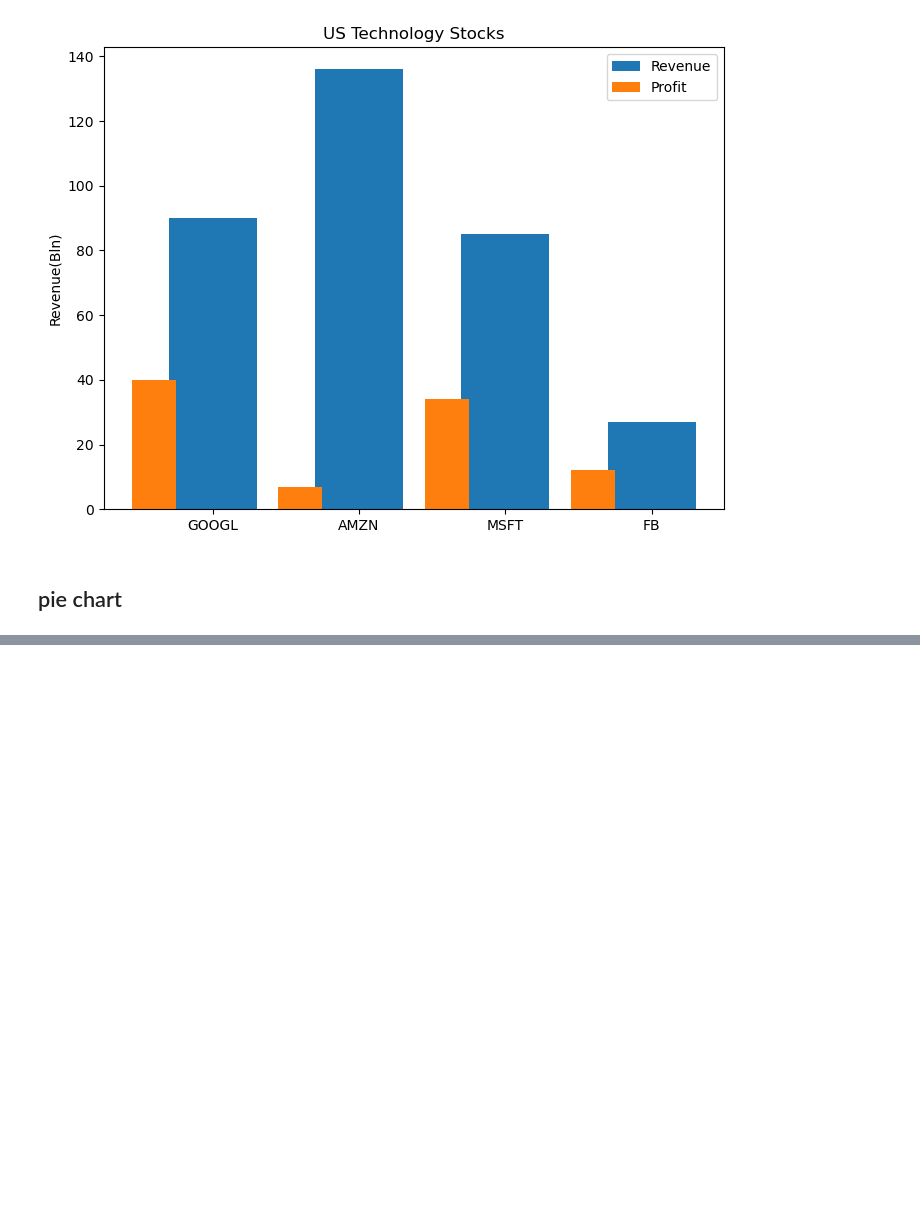
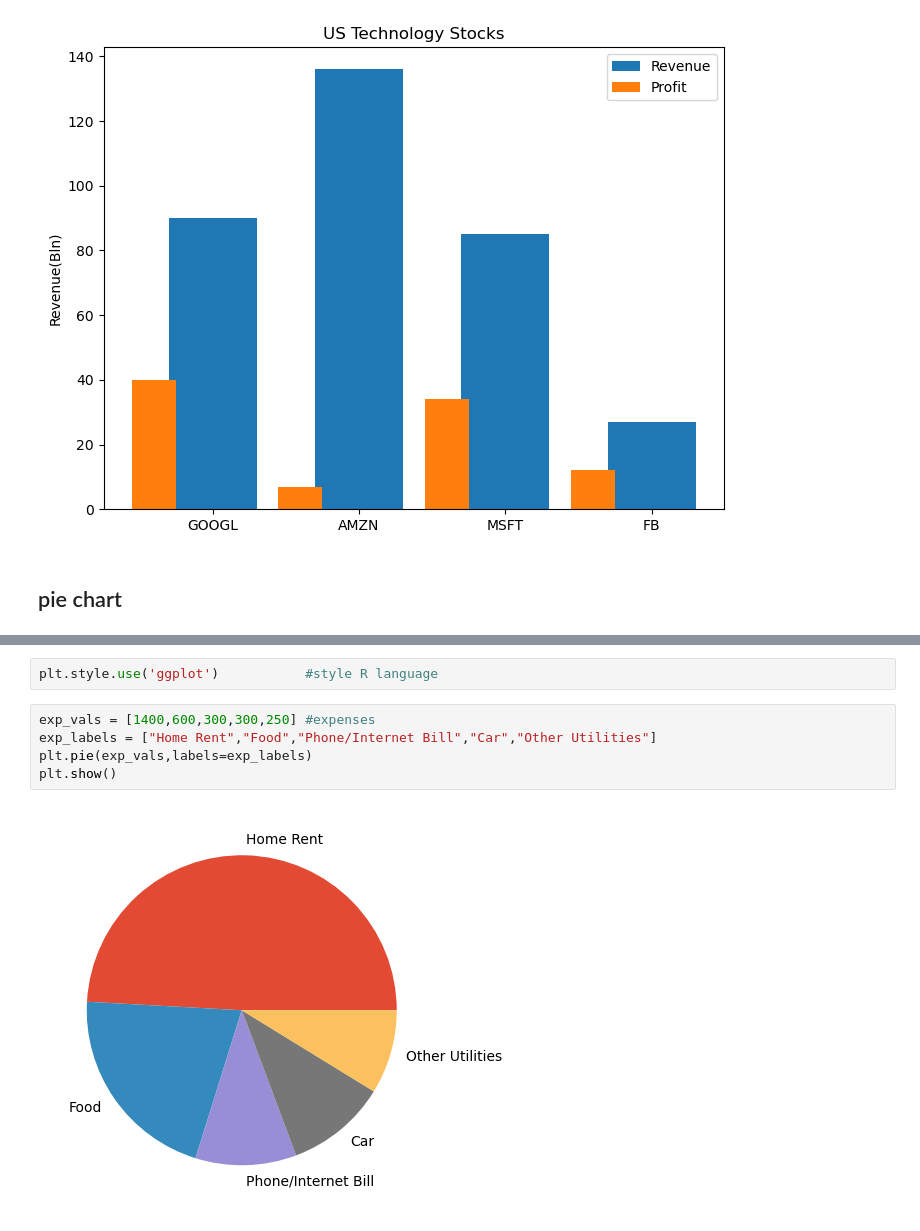
Before and after one commit to gehad-Ahmed30/Data-Analysis, a Jupyter notebook: Pandas/Visualization.ipynb, the cells around one changed output, grey strips where cells are left out. Saved outputs shown, nothing was run; the diff lists cells and outputs as text; blank space fills up the shorter version.

Commit message:
image,sublot

```diff
--- a/Pandas/Visualization.ipynb
+++ b/Pandas/Visualization.ipynb
@@ -786,0 +807,9 @@ plt.show()
+# %%
+plt.style.use('ggplot')           #style R language
+# %%
+exp_vals = [1400,600,300,300,250] #expenses
+exp_labels = ["Home Rent","Food","Phone/Internet Bill","Car","Other Utilities"]
+plt.pie(exp_vals,labels=exp_labels)
+plt.show()
+# %% [output]
+[figure, added]
```
Also changed, not shown: parts of 15 cells of this notebook.
